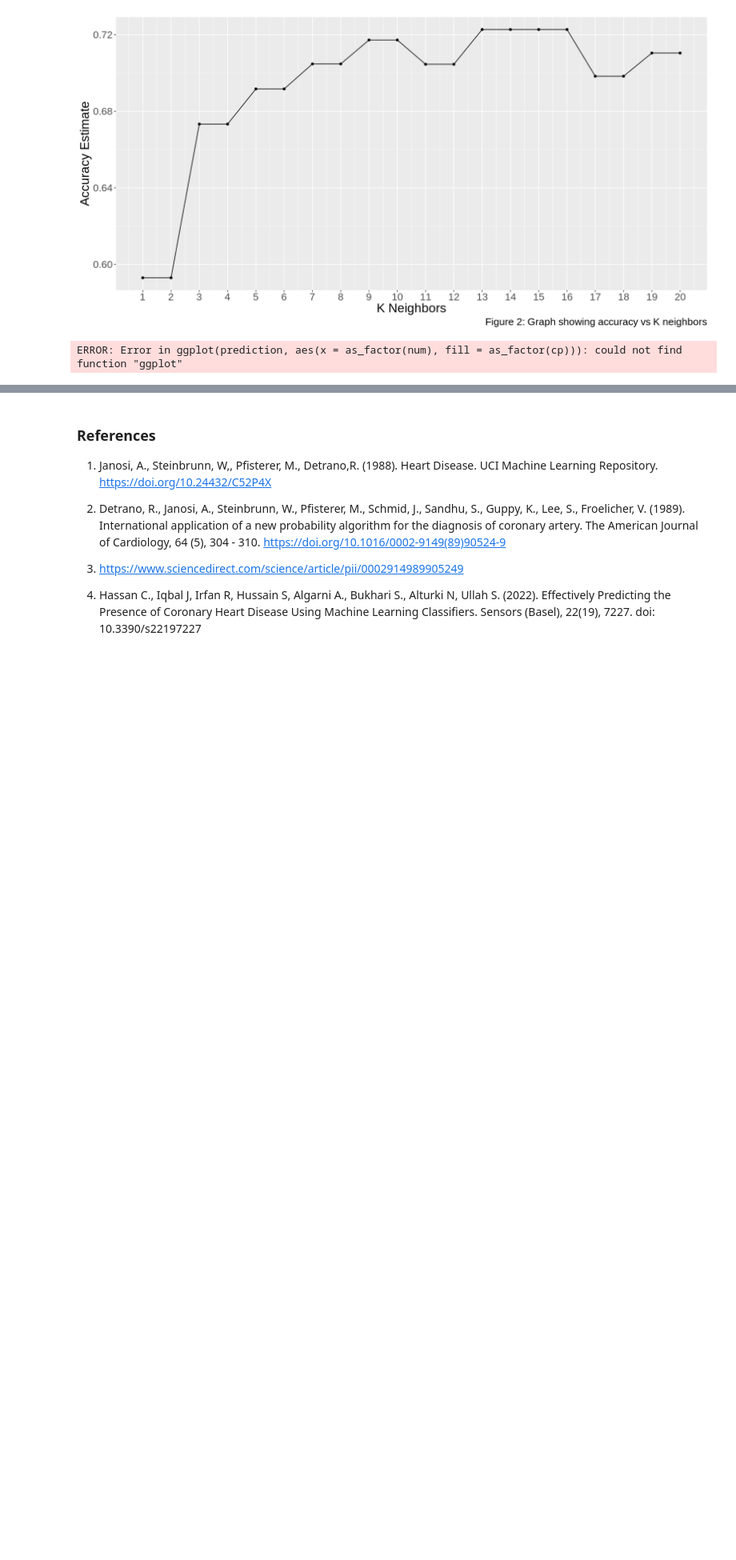
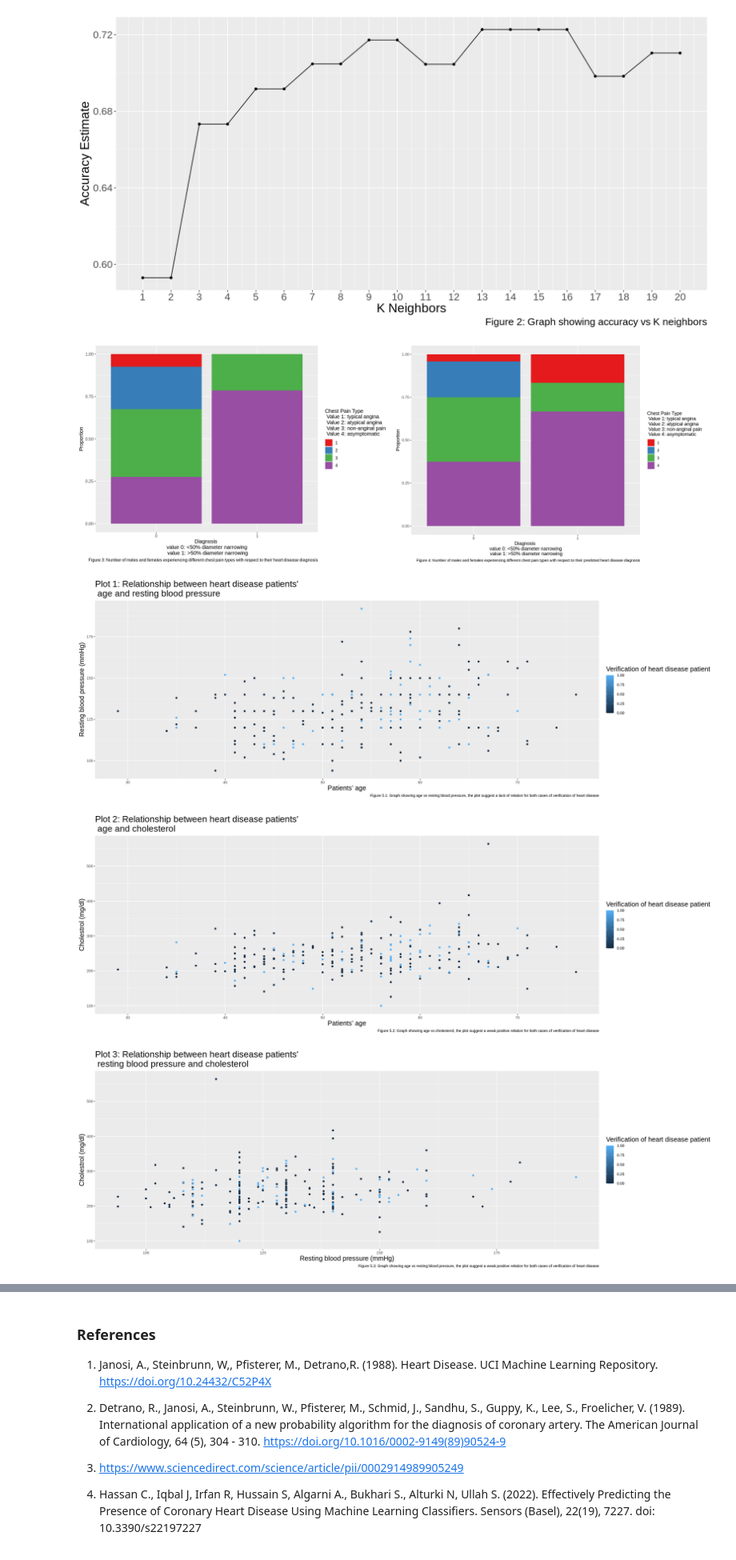
Before and after one commit to jlieu88/dsci-100-project, a Jupyter notebook: group_project_report.ipynb, the cells around one changed output, grey strips where cells are left out. Shown at 80% size. Saved outputs shown, nothing was run; the diff lists cells and outputs as text; code cells hidden in the pictures; blank space fills up the shorter version.

Commit message:
grammatical changes, plus fig 4 caption

```diff
--- a/group_project_report.ipynb
+++ b/group_project_report.ipynb
@@ -391,7 +391,7 @@ cp_num_plot_pred <- prediction |>
     geom_bar(position = 'fill') +
     xlab('Diagnosis \n value 0: <50% diameter narrowing \n value 1: >50% diameter narrowing') +
     ylab('Proportion') +
-    labs(fill = "Chest Pain Type \n Value 1: typical angina \n Value 2: atypical angina \n Value 3: non-anginal pain \n Value 4: asymptomatic") +
+    labs(fill = "Chest Pain Type \n Value 1: typical angina \n Value 2: atypical angina \n Value 3: non-anginal pain \n Value 4: asymptomatic", caption = "Figure 4: Number of males and females experiencing different chest pain types with respect to their predicted heart disease diagnosis") +
     scale_fill_brewer(palette = "Set1")
 plot_grid(cp_num_plot_true, cp_num_plot_pred, ncol = 2)
 
@@ -406,44 +406,47 @@ plot_1 <- database|>
                  x="Patients' age",
                  y="Resting blood pressure (mmHg)",
                  color="Verification of heart disease patient",
-                 caption = "Figure 3.1: Graph showing age vs resting blood pressure, the plot suggest a lack of relation for both cases of verification of heart disease")+
+                 caption = "Figure 5.1: Graph showing age vs resting blood pressure, the plot suggest a lack of relation for both cases of verification of heart disease")+
             theme(plot.title=element_text(size=20),
                  axis.title=element_text(size=15),
                  legend.title=element_text(size=15))
 
 # Age vs chol
 
 plot_2 <- database|>
             ggplot(aes(x=age,y=chol,color=num))+
             geom_point()+
-            labs(title="Plot 2: Relationship between heart disease patients'\n age and cholestrol",
+            labs(title="Plot 2: Relationship between heart disease patients'\n age and cholesterol",
                 x="Patients' age",
                 y="Cholestrol (mg/dl)",
                 color="Verification of heart disease patient",
-                caption = "Figure 3.2: Graph showing age vs cholestrol, the plot suggest a weak positive relation for both cases of verification of heart disease")+
+                caption = "Figure 5.2: Graph showing age vs cholesterol, the plot suggest a weak positive relation for both cases of verification of heart disease")+
             theme(plot.title=element_text(size=20),
                  axis.title=element_text(size=15),
                  legend.title=element_text(size=15))
 
 # trestbps vs chol
 
 plot_3 <- database|>
             ggplot(aes(x=trestbps,y=chol,color=num))+
             geom_point()+
-            labs(title="Plot 3: Relationship between heart disease patients'\n resting blood pressure and cholestrol",
+            labs(title="Plot 3: Relationship between heart disease patients'\n resting blood pressure and cholesterol",
                 x="Resting blood pressure (mmHg)",
                 y="Cholestrol (mg/dl)",
                 color="Verification of heart disease patient",
-                caption = "Figure 3.3: Graph showing age vs resting blood pressure, the plot suggest a weak positive relation for both cases of verification of heart disease")+
+                caption = "Figure 5.3: Graph showing age vs resting blood pressure, the plot suggest a weak positive relation for both cases of verification of heart disease")+
             theme(plot.title=element_text(size=20),
                  axis.title=element_text(size=15),
                  legend.title=element_text(size=15))
 
 plot_1
 plot_2
 plot_3
 # %% [output]
-ERROR: Error in ggplot(prediction, aes(x = as_factor(num), fill = as_factor(cp))): could not find function "ggplot"
+[figure, added]
+[figure, added]
+[figure, added]
+[figure, added]
 # %% [markdown]
 ### Results
 
```
Also changed, not shown: parts of 5 cells of this notebook.
